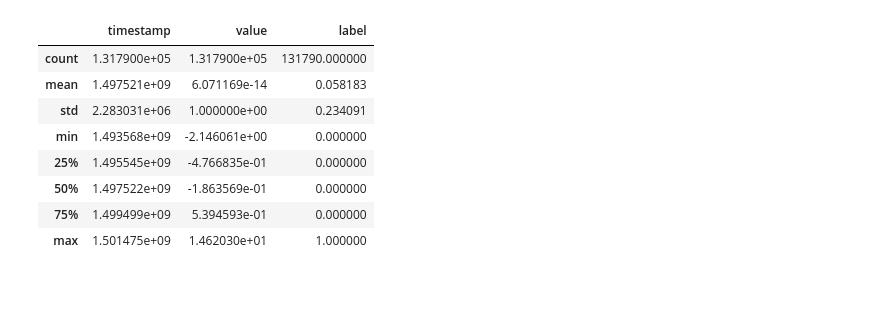
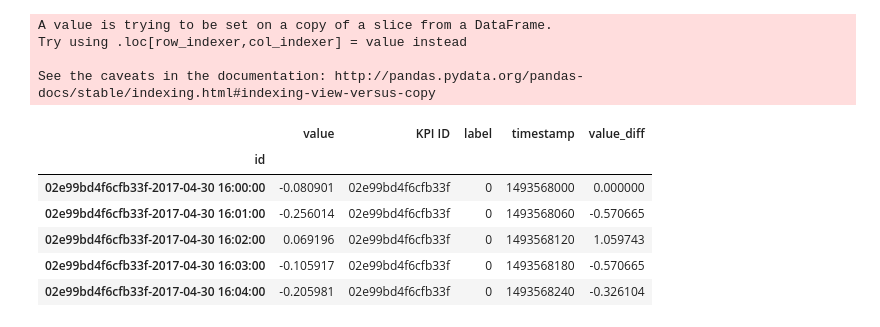
Before and after one commit to alebeck/AIOps, a Jupyter notebook: notebooks/Preprocessing.ipynb, the cells around one changed output. Saved outputs shown, nothing was run; the diff lists cells and outputs as text; code cells hidden in the pictures; blank space fills up the shorter version.

```diff
--- a/notebooks/Preprocessing.ipynb
+++ b/notebooks/Preprocessing.ipynb
@@ -91,17 +65,34 @@ df_sampled[df_sampled['KPI ID'] == ids[1]].describe()
+# %%
+# test set
+dfs = []
+for _id in ids:
+    df_tmp = df[df['KPI ID'] == _id]
+    df_tmp['datetime'] = pd.to_datetime(df_tmp['timestamp'], unit = 's')
+    df_tmp = df_tmp.set_index('datetime')
+    df_tmp = df_tmp.sort_index()
+
+    df_tmp_value = df_tmp['value'].resample('1T').interpolate()
+    df_tmp_label = df_tmp['label'].resample('1T').ffill()
+
+    df_tmp = pd.concat([df_tmp_value, df_tmp_label], axis=1, join='inner')
+    df_tmp.insert(1, 'KPI ID', _id)
+    df_tmp['timestamp'] = (df_tmp_value.index.astype('int64') // 1e9).astype('int64')
+
+    df_tmp['id'] = df_tmp['KPI ID'] + '-' + df_tmp.index.astype('str')
+    df_tmp = df_tmp.set_index('id')
+    dfs.append(df_tmp)
+
+df_upsampled = pd.concat(dfs)
 # %%
 # normalization
 for _id in ids:
-    df_tmp = df_sampled[df_sampled['KPI ID'] == _id]['value']
-    df_sampled.loc[df_sampled['KPI ID'] == _id, 'value'] = (df_tmp - df_tmp.mean()) / df_tmp.std()
+    df_tmp = df_upsampled[df_upsampled['KPI ID'] == _id]
+    df_tmp['value_diff'] = df_tmp['value'].diff()
+
+    df_upsampled.loc[df_upsampled['KPI ID'] == _id, 'value'] = (df_tmp['value'] - df_tmp['value'].mean()) / df_tmp['value'].std()
+    df_upsampled.loc[df_upsampled['KPI ID'] == _id, 'value_diff'] = (df_tmp['value_diff'] - df_tmp['value_diff'].mean()) / df_tmp['value_diff'].std()
+# %% [output]
+A value is trying to be set on a copy of a slice from a DataFrame.
+Try using .loc[row_indexer,col_indexer] = value instead
+
+See the caveats in the documentation: http://pandas.pydata.org/pandas-docs/stable/indexing.html#indexing-view-versus-copy
-# %%
-df_sampled[df_sampled['KPI ID'] == ids[2]].describe()
-# %% [output]
-|  | timestamp | value | label |
-| count | 1.317900e+05 | 1.317900e+05 | 131790.000000 |
-| mean | 1.497521e+09 | 6.071169e-14 | 0.058183 |
-| std | 2.283031e+06 | 1.000000e+00 | 0.234091 |
-| min | 1.493568e+09 | -2.146061e+00 | 0.000000 |
-| 25% | 1.495545e+09 | -4.766835e-01 | 0.000000 |
-| 50% | 1.497522e+09 | -1.863569e-01 | 0.000000 |
-| 75% | 1.499499e+09 | 5.394593e-01 | 0.000000 |
-| max | 1.501475e+09 | 1.462030e+01 | 1.000000 |
@@ -109,0 +99,12 @@ df_sampled.to_csv('../../data/train_sampled_normalized.csv')
+# %%
+df_upsampled.loc[df_upsampled['value_diff'].isnull(), 'value_diff'] = 0.0
+# %%
+df_upsampled.head()
+# %% [output]
+|  | value | KPI ID | label | timestamp | value_diff |
+| id |  |  |  |  |  |
+| 02e99bd4f6cfb33f-2017-04-30 16:00:00 | -0.080901 | 02e99bd4f6cfb33f | 0 | 1493568000 | 0.000000 |
+| 02e99bd4f6cfb33f-2017-04-30 16:01:00 | -0.256014 | 02e99bd4f6cfb33f | 0 | 1493568060 | -0.570665 |
+| 02e99bd4f6cfb33f-2017-04-30 16:02:00 | 0.069196 | 02e99bd4f6cfb33f | 0 | 1493568120 | 1.059743 |
+| 02e99bd4f6cfb33f-2017-04-30 16:03:00 | -0.105917 | 02e99bd4f6cfb33f | 0 | 1493568180 | -0.570665 |
+| 02e99bd4f6cfb33f-2017-04-30 16:04:00 | -0.205981 | 02e99bd4f6cfb33f | 0 | 1493568240 | -0.326104 |
```
Also changed, not shown: parts of 7 cells of this notebook, 16 other files.
